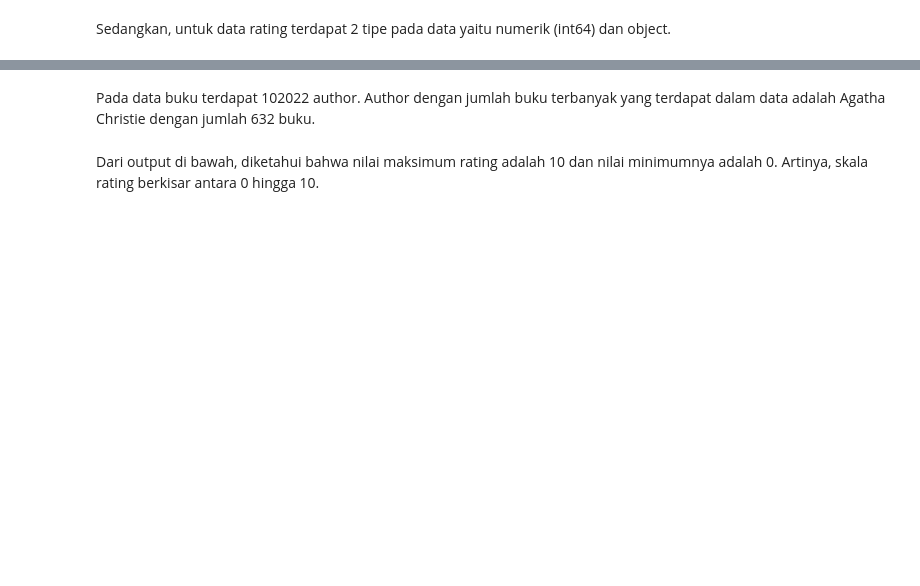
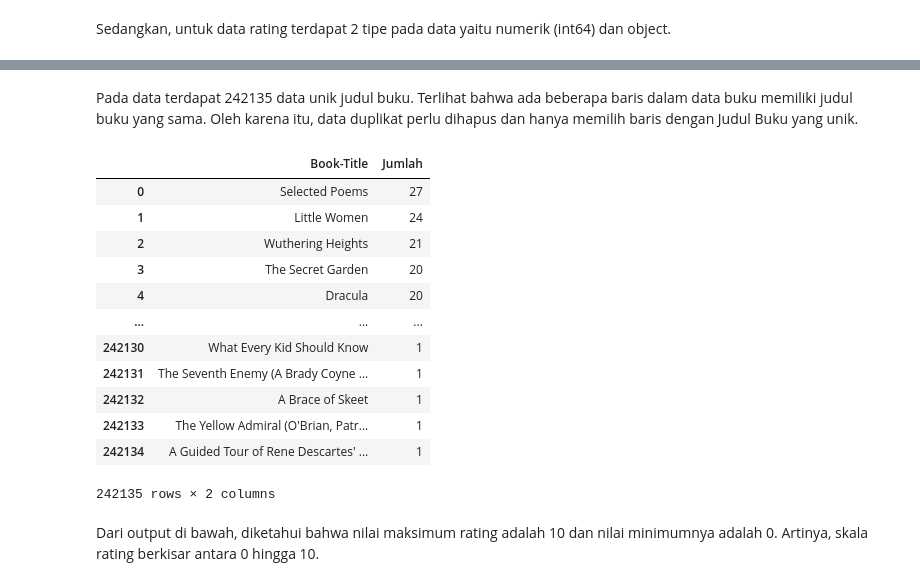
Before and after one commit to ziss11/books-recommendation, a Jupyter notebook: BookRecommendation.ipynb, the cells around one changed output, grey strips where cells are left out. Drawn from its saved outputs; the diff is of its cells as text; code cells hidden in the pictures; blank space fills up the shorter version.

```diff
--- a/BookRecommendation.ipynb
+++ b/BookRecommendation.ipynb
@@ -76,11 +137,25 @@ ratings.info()
-# %% [markdown]
-Pada data buku terdapat 102022 author. Author dengan jumlah buku terbanyak yang terdapat dalam data adalah Agatha Christie dengan jumlah 632 buku.
+# %% [markdown]
+Pada data terdapat 242135 data unik judul buku. Terlihat bahwa ada beberapa baris dalam data buku memiliki judul buku yang sama. Oleh karena itu, data duplikat perlu dihapus dan hanya memilih baris dengan Judul Buku yang unik.
 # %%
-author_list = books['Book-Author'].value_counts().keys()
-jumlah = books['Book-Author'].value_counts()
+book_list = books['Book-Title'].value_counts().keys()
+jumlah = books['Book-Title'].value_counts()
 
-author_count = pd.DataFrame({'authors': author_list, 'jumlah': jumlah}).reset_index(drop=True)
-author_count
+book_count = pd.DataFrame({'Book-Title': book_list, 'Jumlah': jumlah}).reset_index(drop=True)
+book_count
+# %% [output]
+|  | Book-Title | Jumlah |
+| 0 | Selected Poems | 27 |
+| 1 | Little Women | 24 |
+| 2 | Wuthering Heights | 21 |
+| 3 | The Secret Garden | 20 |
+| 4 | Dracula | 20 |
+| ... | ... | ... |
+| 242130 | What Every Kid Should Know | 1 |
+| 242131 | The Seventh Enemy (A Brady Coyne ... | 1 |
+| 242132 | A Brace of Skeet | 1 |
+| 242133 | The Yellow Admiral (O'Brian, Patr... | 1 |
+| 242134 | A Guided Tour of Rene Descartes' ... | 1 |
+242135 rows × 2 columns
 # %% [markdown]
 Dari output di bawah, diketahui bahwa nilai maksimum rating adalah 10 dan nilai minimumnya adalah 0. Artinya, skala rating berkisar antara 0 hingga 10.
 # %%
```
Also changed, not shown: parts of 34 cells of this notebook.
